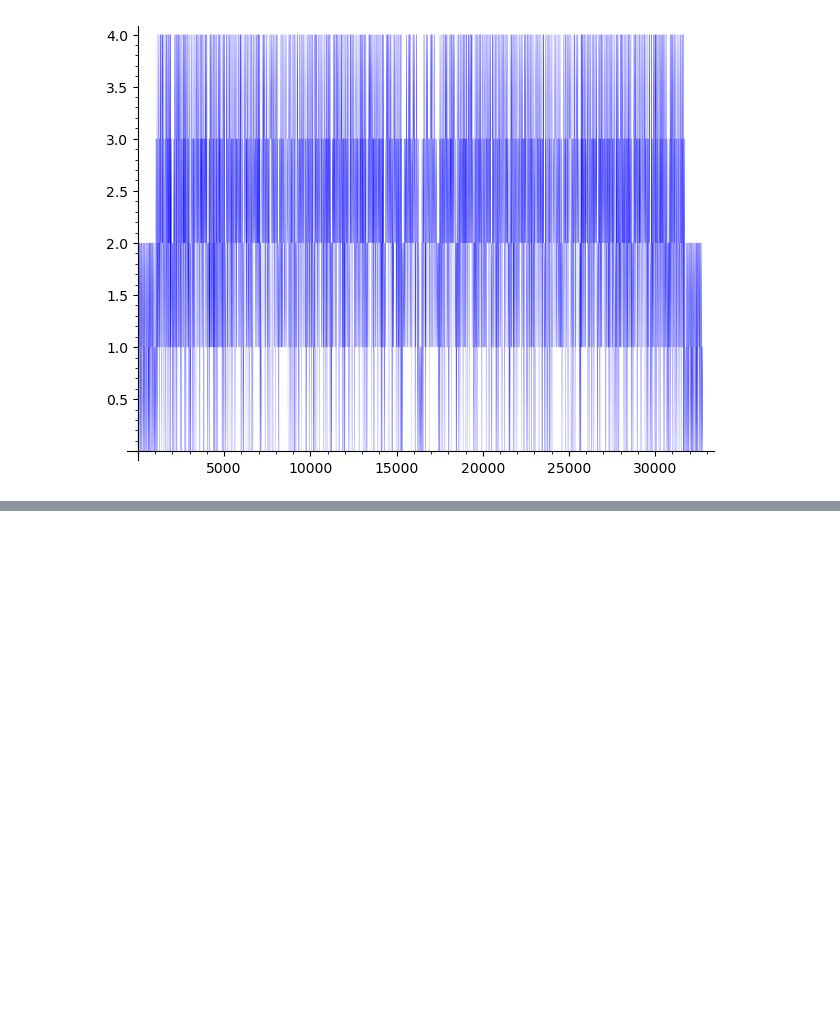
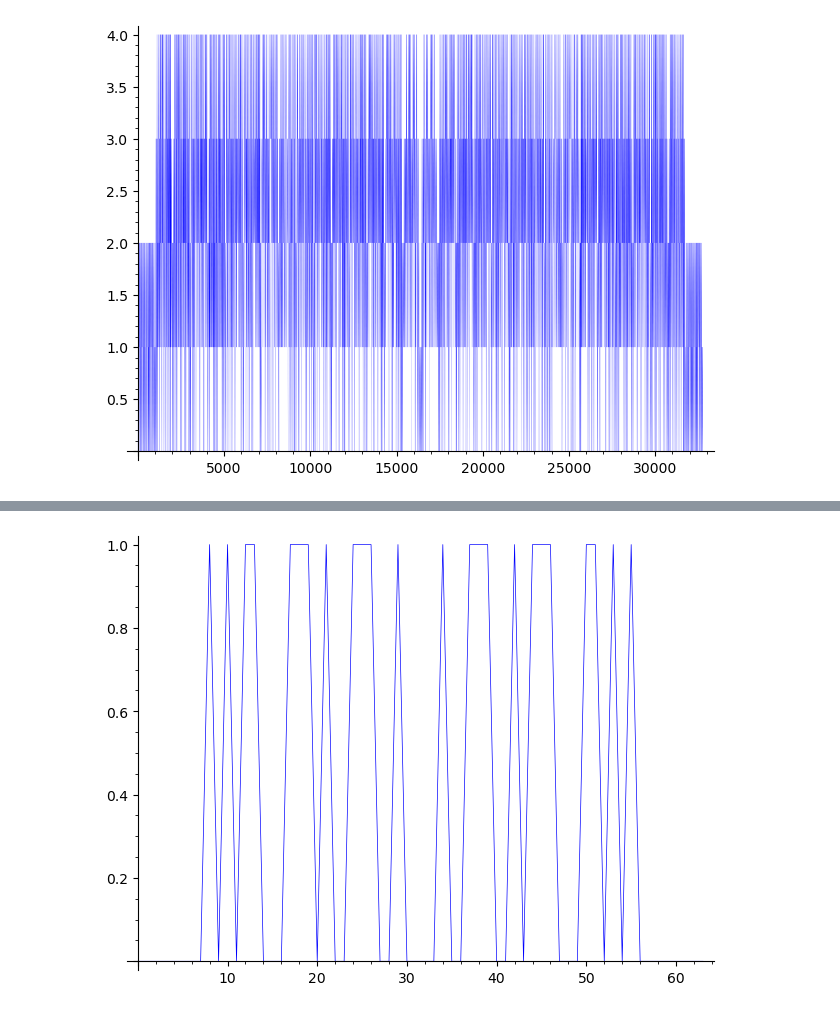
Before and after one commit to MDKattner/IML-Predictablity-In-Sports, a Jupyter notebook: src/iso_classes.ipynb, the cells around one changed output, grey strips where cells are left out. Drawn from its saved outputs; the diff is of its cells as text; code cells hidden in the pictures; blank space fills up the shorter version.

```diff
--- a/src/iso_classes.ipynb
+++ b/src/iso_classes.ipynb
@@ -51,0 +113,6 @@ line2d(list(enumerate(tou.upset_generator(int(6), int(0)))), thickness=0.04)
+# %%
+from sage.plot.line import line
+point_list = list(enumerate(tou.upset_generator(int(4), int(0))))
+line2d(point_list, thickness=0.5)
+# %% [output]
+[figure, added]
```
Also changed, not shown: parts of 4 cells of this notebook, 1 other file.
